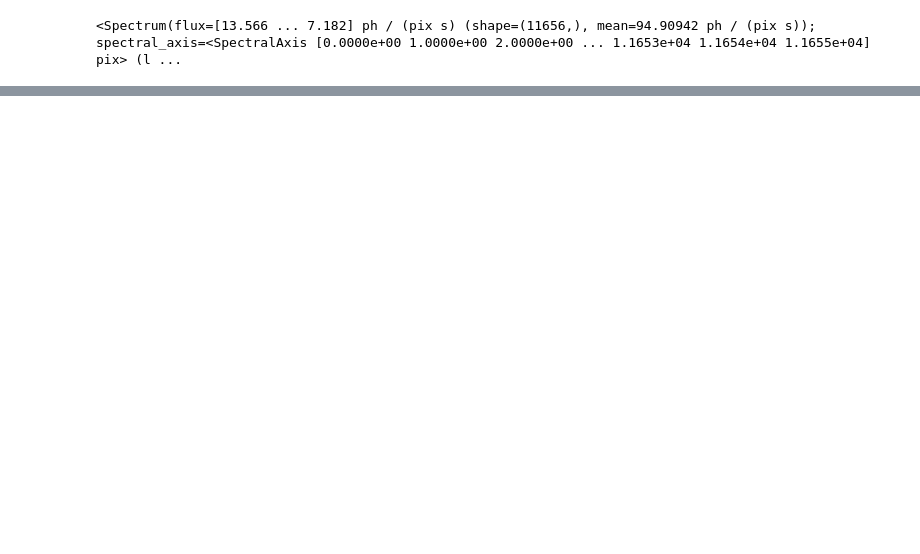
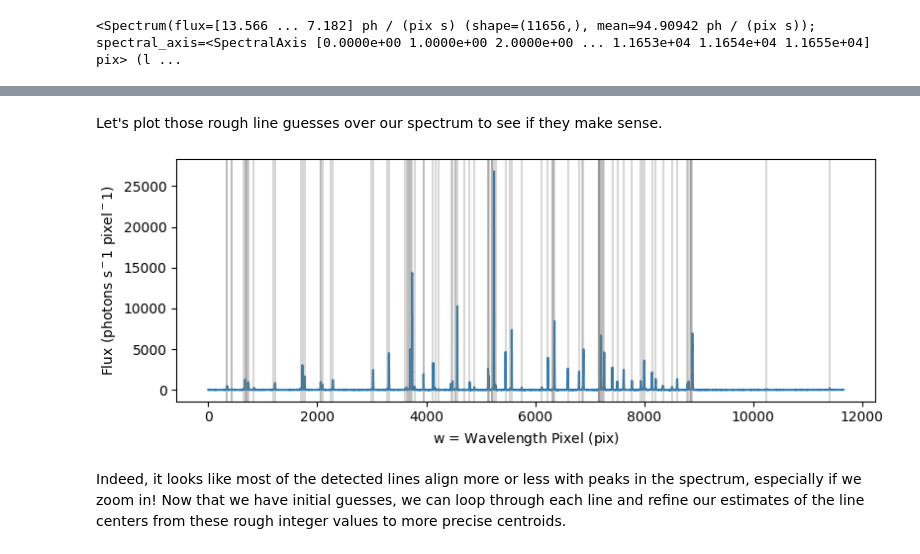
Before and after one commit to zkbt/astr3520-handbook, a Jupyter notebook: wavelength.ipynb, the cells around one changed output, grey strips where cells are left out. Cells and saved outputs as stored; diff of their text form; code cells hidden in the pictures; blank space fills up the shorter version.

```diff
--- a/wavelength.ipynb
+++ b/wavelength.ipynb
@@ -167 +218,13 @@ Now that we have initial guesses, we can loop through each line and refine our e
+# %% [markdown]
+Let's plot those rough line guesses over our spectrum to see if they make sense.
+# %%
+fi = plt.figure(figsize=(8, 3), constrained_layout=True)
+fi.canvas.toolbar_position = "bottom"
+plot_spectrum(continuum_subtracted_spectrum)
+for l in lots_of_lines['line_center']:
+    plt.axvline(l, color='gray', alpha=0.3)
+# %% [output]
+[figure, added]
+# %% [markdown]
+Indeed, it looks like most of the detected lines align more or less with peaks in the spectrum, especially if we zoom in! Now that we have initial guesses, we can loop through each line and refine our estimates of the line centers from these rough integer values to more precise centroids.
 # %%
```
Also changed, not shown: parts of 76 cells of this notebook.
